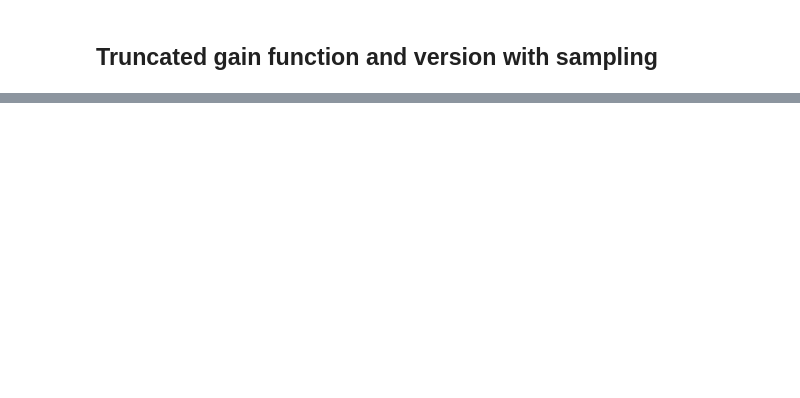
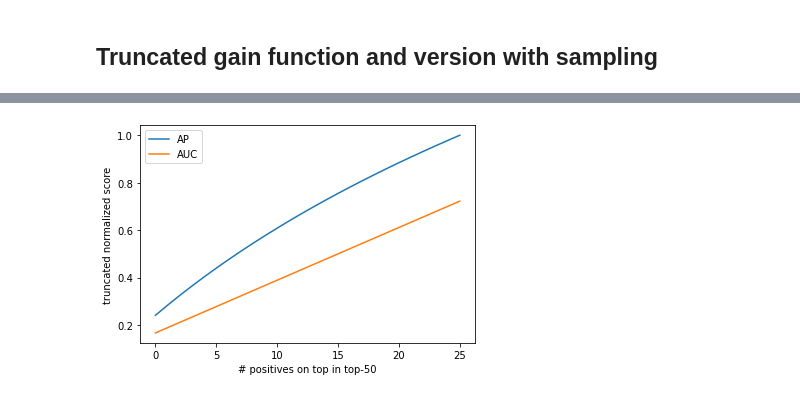
Before and after one commit to ftheberge/agc, a Jupyter notebook: agc/agc.ipynb, the cells around one changed output, grey strips where cells are left out. Saved outputs shown, nothing was run; the diff lists cells and outputs as text; code cells hidden in the pictures; blank space fills up the shorter version.

```diff
--- a/agc/agc.ipynb
+++ b/agc/agc.ipynb
@@ -344,0 +327,44 @@ plt.ylabel('TPR',fontsize=14);
+# %%
+## AP' for top-k
+from sklearn.metrics import precision_recall_curve as prc
+def normalized_AP(y_true, y_score, truncate):
+    precision, recall, thresholds = prc(y_true, y_score)
+    th = y_score[truncate-1]
+    b = thresholds >= th
+    AP = sum([precision[i]*(recall[i]-recall[i+1]) for i in range(len(b)) if b[i]])
+    M = sum([(recall[i]-recall[i+1]) for i in range(len(b)) if b[i]])
+    R = sum(y_true)/len(y_true)*M
+    if M>0:
+        return (AP-R)/(M-R)
+    else:
+        return None
+# %%
+n = 1000
+pos = 100
+k = 50
+k_pos = 25
+proba = np.linspace(1,0,n) ##  decreasing scores
+L = []
+for a in np.arange(0,k_pos+1):
+    ## init
+    y_true = np.repeat(0,n)
+    ## k_pos in top k according to 'a'
+    for i in range(a):
+        y_true[i]=1
+    for i in range(k-1,k-1-(k_pos-a),-1):
+        y_true[i]=1
+    ## pos-k_pos in bottom (n-k) at random
+    for i in np.random.choice(n-k, pos-k_pos, False):
+        y_true[i+k] = 1
+    ap = normalized_AP(y_true, proba, truncate=k)
+    agc = agc_score(y_true, proba, truncate=k)
+    L.append([a,ap,agc])
+# %%
+D = pd.DataFrame(L, columns=['top-positives','AP','AUC'])
+plt.plot(D['top-positives'],D['AP'],label='AP')
+plt.plot(D['top-positives'],D['AUC'],label='AUC')
+plt.xlabel('# positives on top in top-50')
+plt.ylabel('truncated normalized score')
+plt.legend();
+# %% [output]
+[figure, added]
```
Also changed, not shown: parts of 47 cells of this notebook, 1 other file.
